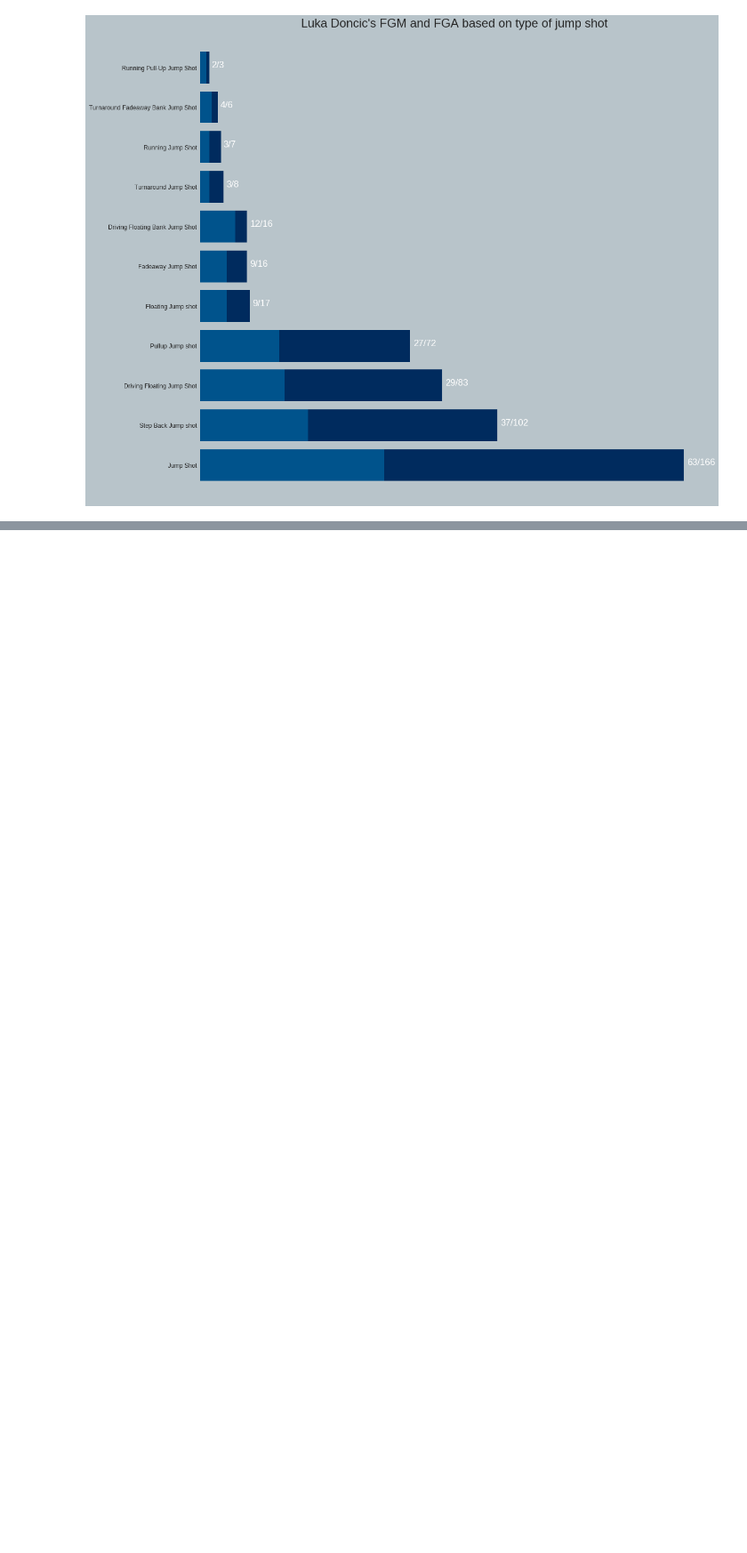
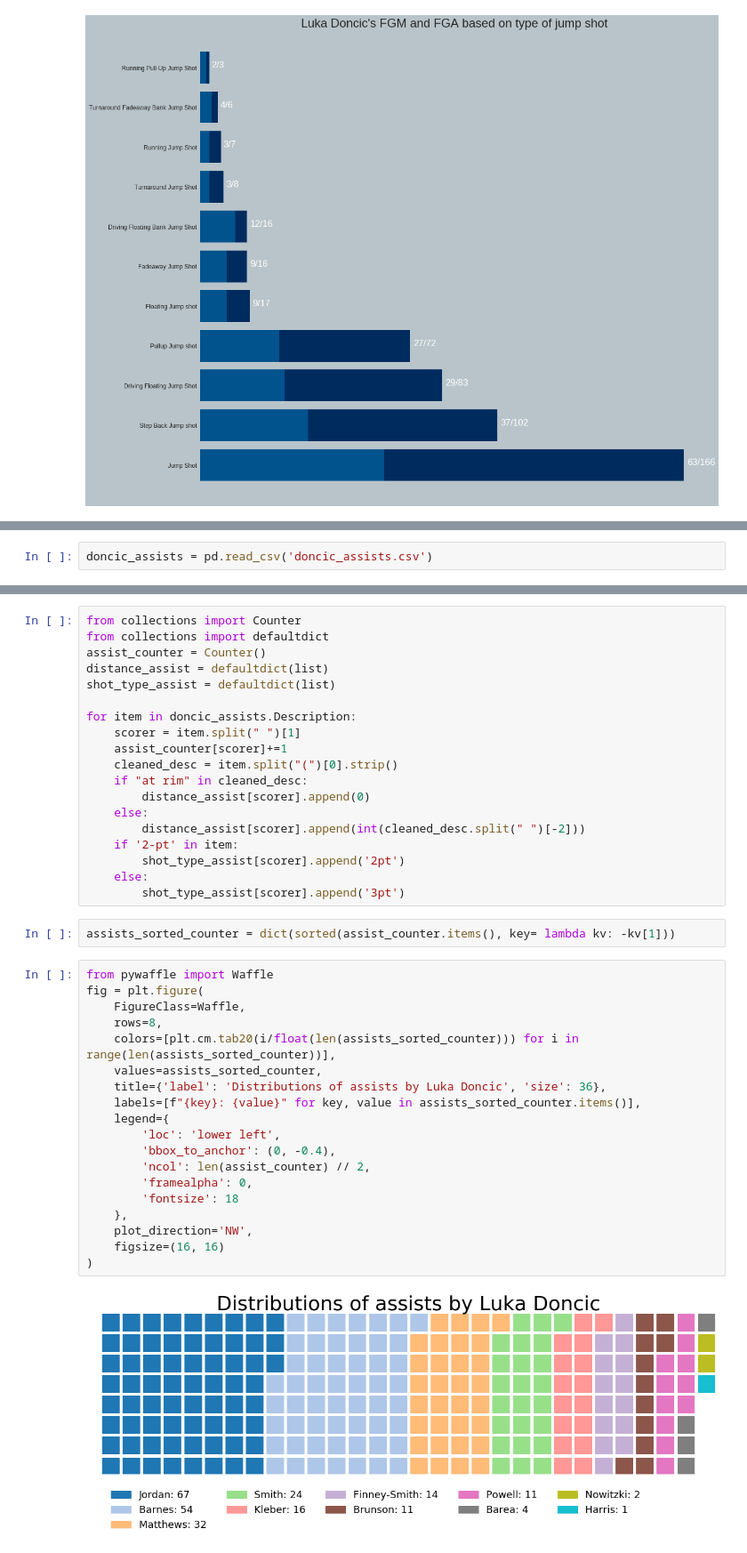
Before and after one commit to danchyy/Basketball_Analytics, a Jupyter notebook: Scripts/2018_19_season/doncic_analysis/doncic_analysis.ipynb, the cells around one changed output, grey strips where cells are left out. Shown at 89% size. Cells and saved outputs as stored; diff of their text form; blank space fills up the shorter version.

Commit message:
Added doncic assist chart

```diff
--- a/Scripts/2018_19_season/doncic_analysis/doncic_analysis.ipynb
+++ b/Scripts/2018_19_season/doncic_analysis/doncic_analysis.ipynb
@@ -778,0 +783,2 @@ plot_data_barchart_types_h(
+# %%
+doncic_assists = pd.read_csv('doncic_assists.csv')
@@ -778,0 +797,42 @@ plot_data_barchart_types_h(
+# %%
+from collections import Counter
+from collections import defaultdict
+assist_counter = Counter()
+distance_assist = defaultdict(list)
+shot_type_assist = defaultdict(list)
+
+for item in doncic_assists.Description:
+    scorer = item.split(" ")[1]
+    assist_counter[scorer]+=1
+    cleaned_desc = item.split("(")[0].strip()
+    if "at rim" in cleaned_desc:
+        distance_assist[scorer].append(0)
+    else:
+        distance_assist[scorer].append(int(cleaned_desc.split(" ")[-2]))
+    if '2-pt' in item:
+        shot_type_assist[scorer].append('2pt')
+    else:
+        shot_type_assist[scorer].append('3pt')
+# %%
+assists_sorted_counter = dict(sorted(assist_counter.items(), key= lambda kv: -kv[1]))
+# %%
+from pywaffle import Waffle
+fig = plt.figure(
+    FigureClass=Waffle,
+    rows=8,
+    colors=[plt.cm.tab20(i/float(len(assists_sorted_counter))) for i in range(len(assists_sorted_counter))],
+    values=assists_sorted_counter,
+    title={'label': 'Distributions of assists by Luka Doncic', 'size': 36},
+    labels=[f"{key}: {value}" for key, value in assists_sorted_counter.items()],
+    legend={
+        'loc': 'lower left',
+        'bbox_to_anchor': (0, -0.4),
+        'ncol': len(assist_counter) // 2,
+        'framealpha': 0,
+        'fontsize': 18
+    },
+    plot_direction='NW',
+    figsize=(16, 16)
+)
+# %% [output]
+[figure, added]
```
Also changed, not shown: parts of 4 cells of this notebook, 1 other file.
